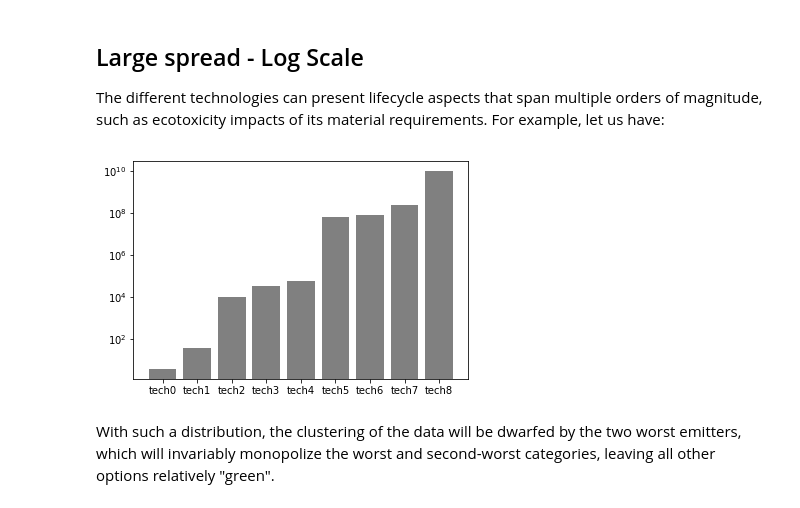
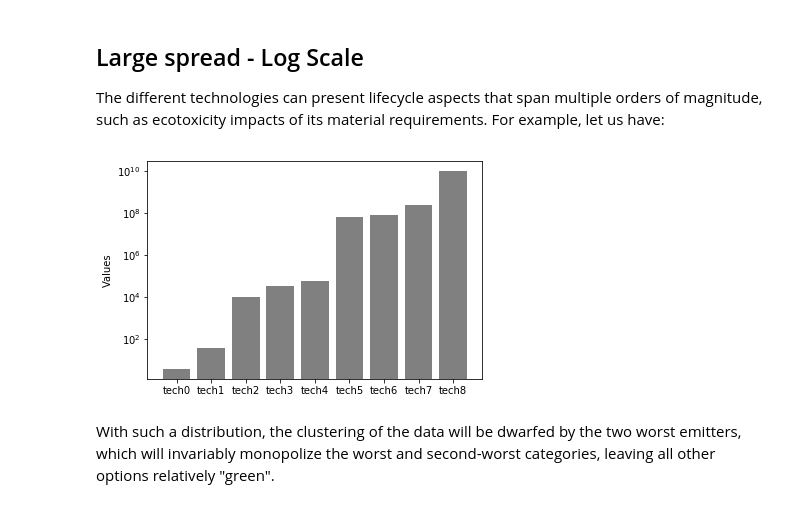
Before and after one commit to majeau-bettez/LiSET, a Jupyter notebook: doc/demo_liset_clusters.ipynb, the cells around one changed output. Saved outputs shown, nothing was run; the diff lists cells and outputs as text; code cells hidden in the pictures.

```diff
--- a/doc/demo_liset_clusters.ipynb
+++ b/doc/demo_liset_clusters.ipynb
@@ -9,10 +17,16 @@ This small module aims to facilitate this process. It regroups quantitative data
 # %%
 # The usual imports
-import numpy as np
 import pandas as pd
 import matplotlib.pyplot as plt
 %matplotlib inline
 
 # the LiSET cluster module
 import liset_clusters as lc
+
+# Helper function: simple graphing for non-clustered data
+def simple_bar(ds, log=True):
+    fig, ax = plt.subplots()
+    ax.bar(list(ds.index), ds, color='gray', log=log)
+    ax.set_ylabel('Values')
+    return ax
 # %%
@@ -119,9 +132,9 @@ fig = lc.cluster_vector_plot(moderate_spread,
 
 The different technologies can present lifecycle aspects that span multiple orders of magnitude, such as ecotoxicity impacts of its material requirements. For example, let us have:
 # %%
-fig = plt.bar(candidates, large_spread, color='gray', log=True)
+fig = simple_bar(large_spread, log=True)
 # %% [output]
-[figure, old version]
+[figure, new version]
 # %% [markdown]
 With such a distribution, the clustering of the data will be dwarfed by the two worst emitters, which will invariably monopolize the worst and second-worst categories, leaving all other options relatively "green".
 # %%
```
Also changed, not shown: parts of 7 cells of this notebook, 2 other files.
